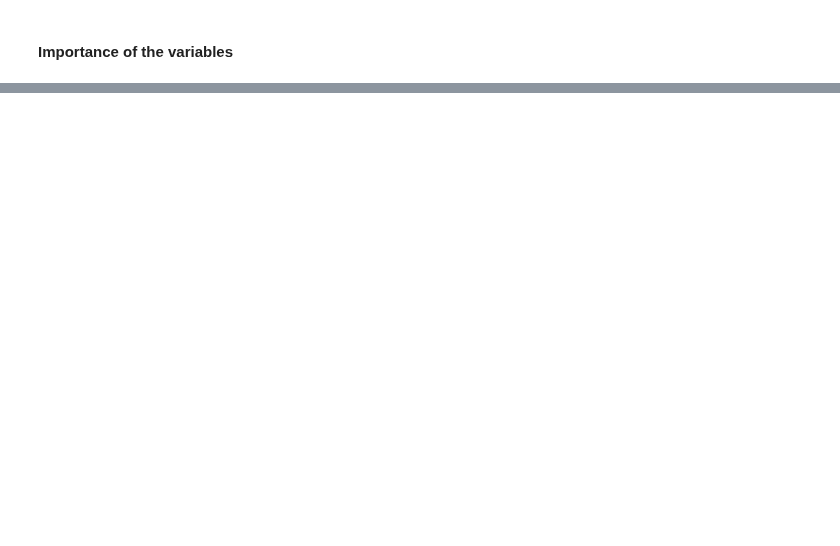
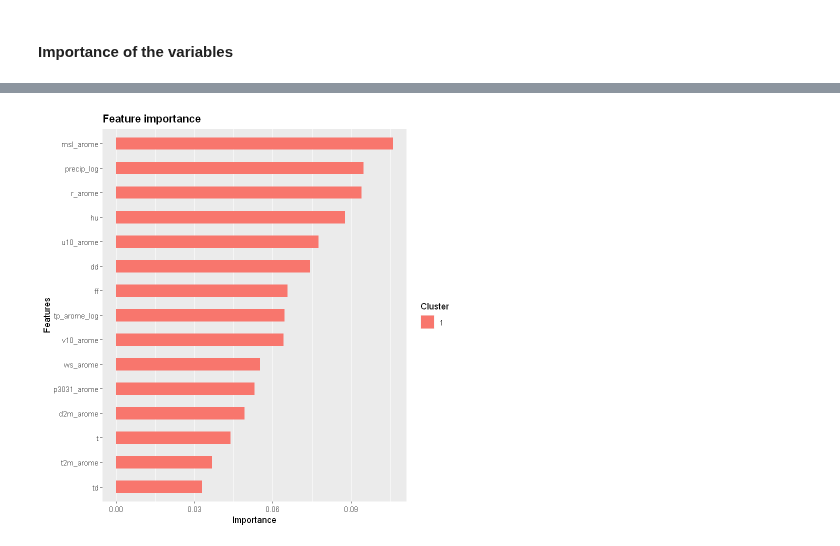
Before and after one commit to NguyenHai7120/4A-MachineLearning-Project, a Jupyter notebook: Tree_and_Forest_R.ipynb, the cells around one changed output, grey strips where cells are left out. Drawn from its saved outputs; the diff is of its cells as text; code cells hidden in the pictures; blank space fills up the shorter version.

```diff
--- a/Tree_and_Forest_R.ipynb
+++ b/Tree_and_Forest_R.ipynb
@@ -369,0 +394,3 @@ A matrix: 15 × 5 of type dbl
+# %%
+train_matrix <- xgb.DMatrix(data = as.matrix(x_train), label = y_train_num - 1)
+test_matrix <- xgb.DMatrix(data = as.matrix(x_test), label = y_test_num - 1)
@@ -369,0 +399,2 @@ A matrix: 15 × 5 of type dbl
+# %%
+xgb_params <- list("objective" = "multi:softprob", "eval_metric" = "mlogloss", "num_class" = 3)
@@ -369,0 +460,2 @@ A matrix: 15 × 5 of type dbl
+# %%
+best_model = xgb.train(params = xgb_params, data = train_matrix, nrounds = 250)
@@ -369,0 +500,6 @@ A matrix: 15 × 5 of type dbl
+# %%
+# get the feature real names
+names <-  exp_var
+# compute feature importance matrix
+importance_matrix = xgb.importance(feature_names = names, model = best_model)
+head(importance_matrix)
@@ -369,0 +516,6 @@ A matrix: 15 × 5 of type dbl
+# %%
+# plot
+gp = xgb.ggplot.importance(importance_matrix)
+print(gp)
+# %% [output]
+[figure, added]
```
Also changed, not shown: parts of 33 cells of this notebook, 1 other file.
